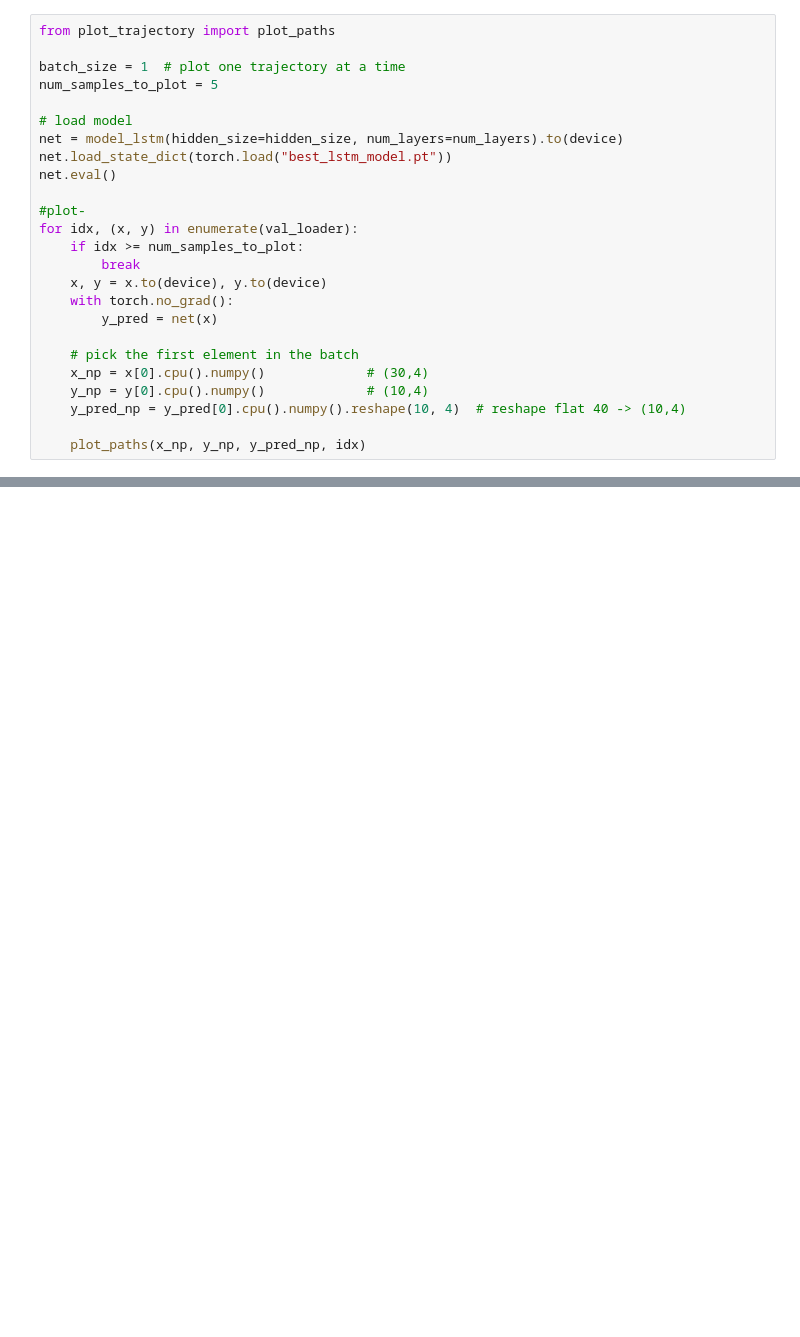
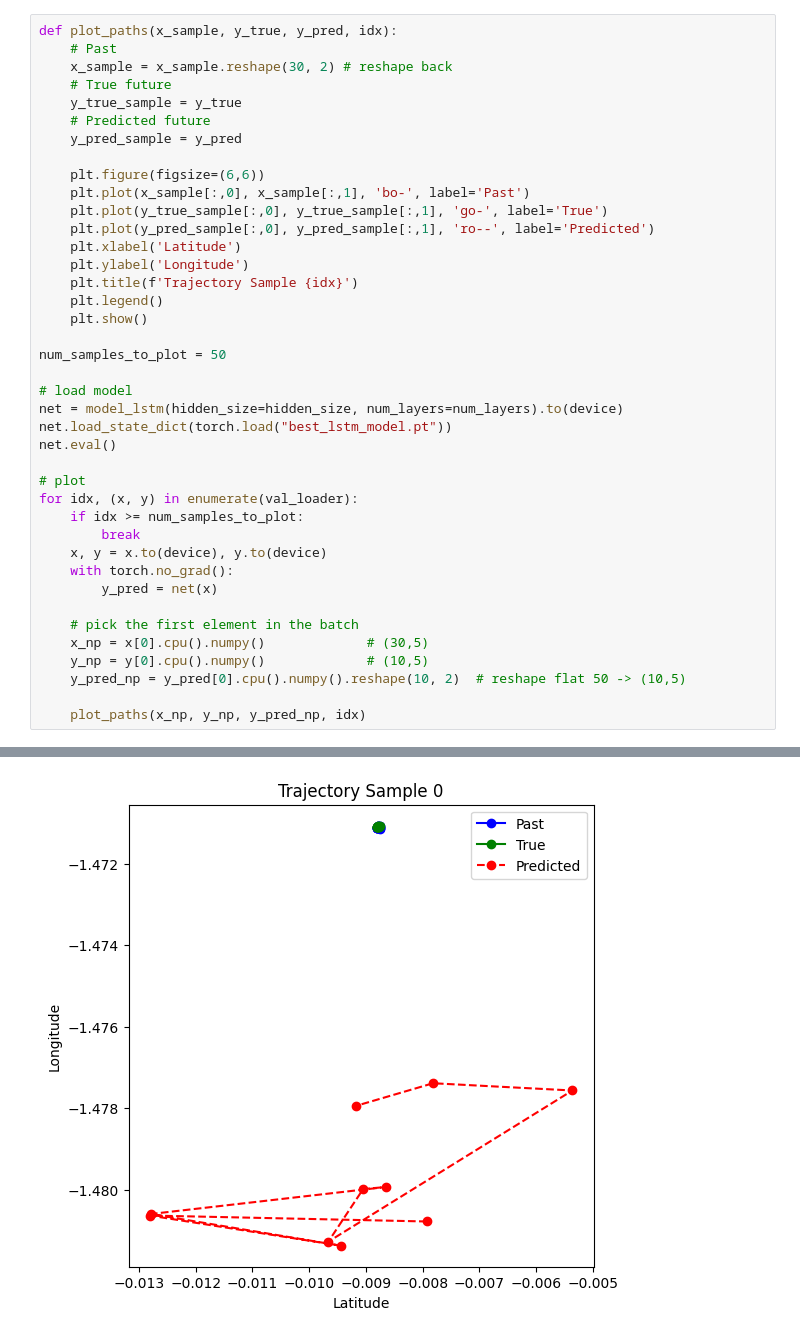
Before and after one commit to GregersSR/02456-deep-learning, a Jupyter notebook: 02456_dl_project/model_lstm.ipynb, the cells around one changed output, grey strips where cells are left out. Saved outputs shown, nothing was run; the diff lists cells and outputs as text; blank space fills up the shorter version.

```diff
--- a/02456_dl_project/model_lstm.ipynb
+++ b/02456_dl_project/model_lstm.ipynb
@@ -122,15 +166,30 @@ for epoch in range(num_epochs):
 # %%
-from plot_trajectory import plot_paths
+def plot_paths(x_sample, y_true, y_pred, idx):
+    # Past
+    x_sample = x_sample.reshape(30, 2) # reshape back
+    # True future
+    y_true_sample = y_true
+    # Predicted future
+    y_pred_sample = y_pred
 
-batch_size = 1  # plot one trajectory at a time
-num_samples_to_plot = 5
+    plt.figure(figsize=(6,6))
+    plt.plot(x_sample[:,0], x_sample[:,1], 'bo-', label='Past')
+    plt.plot(y_true_sample[:,0], y_true_sample[:,1], 'go-', label='True')
+    plt.plot(y_pred_sample[:,0], y_pred_sample[:,1], 'ro--', label='Predicted')
+    plt.xlabel('Latitude')
+    plt.ylabel('Longitude')
+    plt.title(f'Trajectory Sample {idx}')
+    plt.legend()
+    plt.show()
+
+num_samples_to_plot = 50
 
 # load model
 net = model_lstm(hidden_size=hidden_size, num_layers=num_layers).to(device)
 net.load_state_dict(torch.load("best_lstm_model.pt"))
 net.eval()
 
-#plot-
+# plot
 for idx, (x, y) in enumerate(val_loader):
     if idx >= num_samples_to_plot:
         break
@@ -139,8 +198,9 @@ for idx, (x, y) in enumerate(val_loader):
         y_pred = net(x)
 
     # pick the first element in the batch
-    x_np = x[0].cpu().numpy()             # (30,4)
-    y_np = y[0].cpu().numpy()             # (10,4)
-    y_pred_np = y_pred[0].cpu().numpy().reshape(10, 4)  # reshape flat 40 -> (10,4)
+    x_np = x[0].cpu().numpy()             # (30,5)
+    y_np = y[0].cpu().numpy()             # (10,5)
+    y_pred_np = y_pred[0].cpu().numpy().reshape(10, 2)  # reshape flat 50 -> (10,5)
 
     plot_paths(x_np, y_np, y_pred_np, idx)
+# %% [output]
@@ -146,0 +211 @@ for idx, (x, y) in enumerate(val_loader):
+[figure, added]
```
Also changed, not shown: parts of 8 cells of this notebook.
